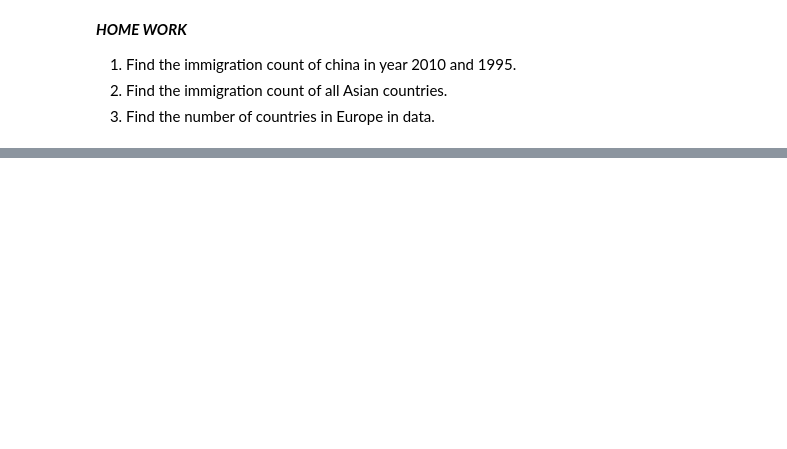
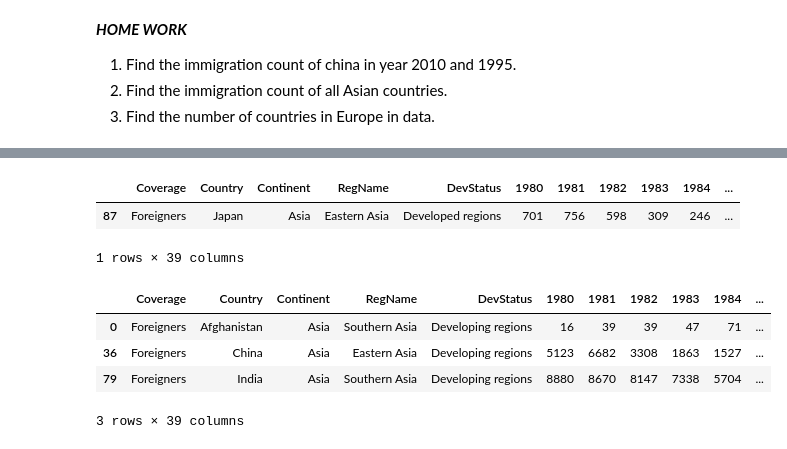
Before and after one commit to anushkasaxena27/python-data-science, a Jupyter notebook: data science/pandas_intro.ipynb, the cells around one changed output, grey strips where cells are left out. Drawn from its saved outputs; the diff is of its cells as text; code cells hidden in the pictures; blank space fills up the shorter version.

```diff
--- a/data science/pandas_intro.ipynb
+++ b/data science/pandas_intro.ipynb
@@ -76,0 +351,17 @@ ec.shape
+# %%
+#for condition in multiple columns
+df.loc[(df['Continent'] == 'Asia') & (df['DevStatus'] == 'Developed regions')]
+# %% [output]
+|  | Coverage | Country | Continent | RegName | DevStatus | 1980 | 1981 | 1982 | 1983 | 1984 | ... |
+| 87 | Foreigners | Japan | Asia | Eastern Asia | Developed regions | 701 | 756 | 598 | 309 | 246 | ... |
+1 rows × 39 columns
+# %%
+#for matching multiple values in same column
+countries = ['India','China','Afghanistan']
+df.loc[df['Country'].isin(countries)]
+# %% [output]
+|  | Coverage | Country | Continent | RegName | DevStatus | 1980 | 1981 | 1982 | 1983 | 1984 | ... |
+| 0 | Foreigners | Afghanistan | Asia | Southern Asia | Developing regions | 16 | 39 | 39 | 47 | 71 | ... |
+| 36 | Foreigners | China | Asia | Eastern Asia | Developing regions | 5123 | 6682 | 3308 | 1863 | 1527 | ... |
+| 79 | Foreigners | India | Asia | Southern Asia | Developing regions | 8880 | 8670 | 8147 | 7338 | 5704 | ... |
+3 rows × 39 columns
```
Also changed, not shown: parts of 39 cells of this notebook, 3 other files.
